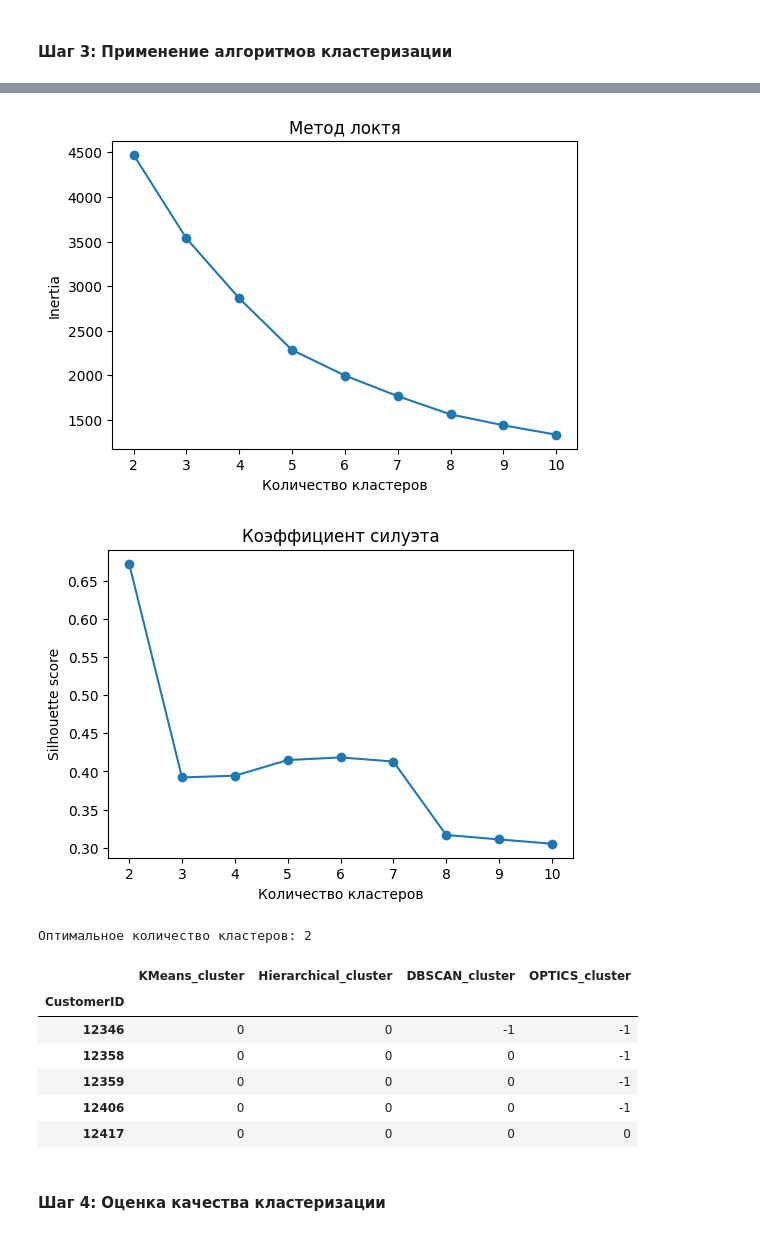
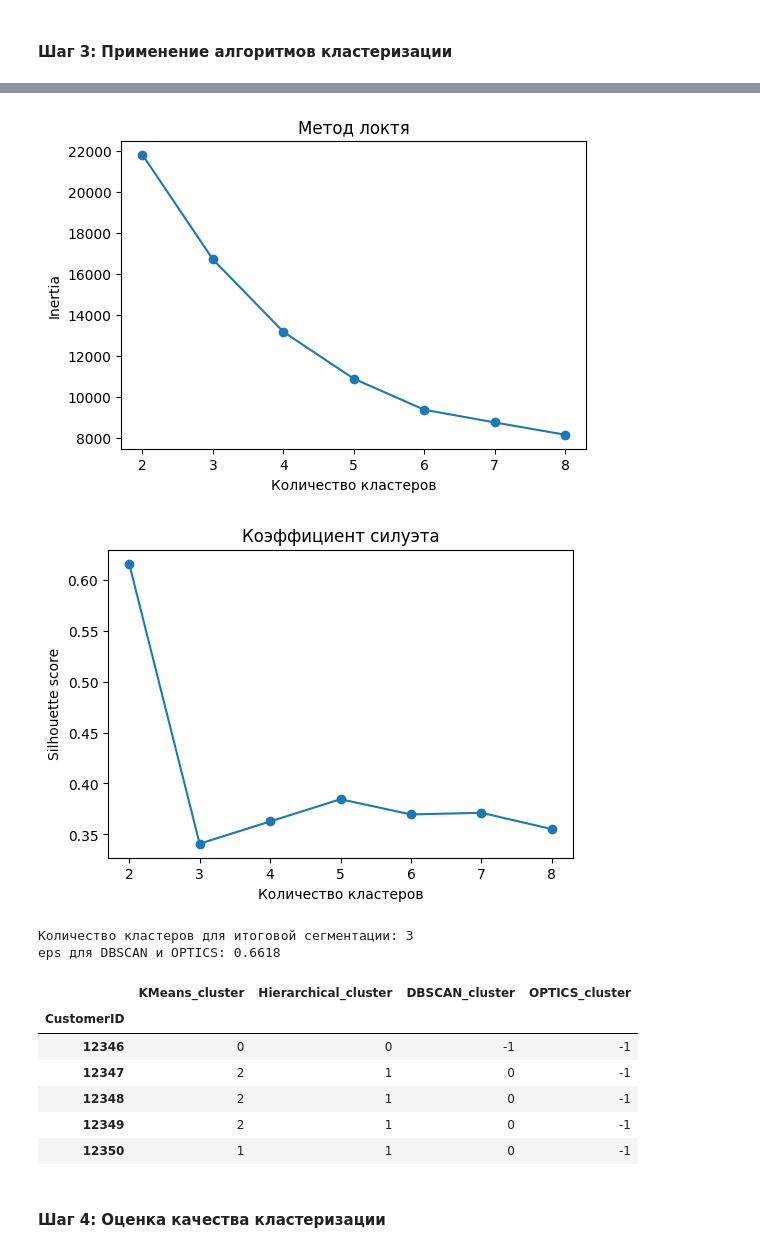
Before and after one commit to runessaa/-Streltsov-Projects, a Jupyter notebook: Практическая_работа_№11_Анализ_и_сегментация_клиентов_с_помощью_алгоритмов_кластеризации.ipynb, the cells around one changed output, grey strips where cells are left out. Drawn from its saved outputs; the diff is of its cells as text; code cells hidden in the pictures.

```diff
--- a/Практическая_работа_№11_Анализ_и_сегментация_клиентов_с_помощью_алгоритмов_кластеризации.ipynb
+++ b/Практическая_работа_№11_Анализ_и_сегментация_клиентов_с_помощью_алгоритмов_кластеризации.ipynb
@@ -44,6 +44,8 @@
 # %%
 import warnings
 warnings.filterwarnings('ignore')
+
+from pathlib import Path
 
 import numpy as np
 import pandas as pd
@@ -53,7 +55,9 @@ from IPython.display import display
 
 pd.set_option('display.max_columns', 30)
 
-df = pd.read_csv('online_retail_II.csv', encoding='ISO-8859-1')
+data_path = Path('online_retail_II.csv')
+
+df = pd.read_csv(data_path, encoding='ISO-8859-1')
 
 df.columns = df.columns.str.strip()
 df = df.rename(columns={
@@ -66,19 +70,17 @@ df['InvoiceDate'] = pd.to_datetime(df['InvoiceDate'], errors='coerce')
 df['Quantity'] = pd.to_numeric(df['Quantity'], errors='coerce')
 df['UnitPrice'] = pd.to_numeric(df['UnitPrice'], errors='coerce')
 df['CustomerID'] = pd.to_numeric(df['CustomerID'], errors='coerce')
+
 df['TotalPrice'] = df['Quantity'] * df['UnitPrice']
 
+print('Первые строки датасета:')
 display(df.head())
-
 print('Размер данных:', df.shape)
-
 print('\nТипы данных:')
 print(df.dtypes)
-
 print('\nПропущенные значения:')
 display(df.isna().sum().sort_values(ascending=False).to_frame('missing'))
-
-print('Общий объем продаж:', round(df['TotalPrice'].sum(), 2))
+print('Общий объем продаж до очистки, с учетом возвратов:', round(df['TotalPrice'].sum(), 2))
 print('Количество клиентов:', df['CustomerID'].nunique())
 print('Количество транзакций:', df['InvoiceNo'].nunique())
 
@@ -303,79 +357,81 @@ RFM-признаки:
 - Запустите каждый алгоритм на подготовленных данных.
 - Сохраняйте результаты кластеризации для последующего анализа.
 # %%
-from sklearn.preprocessing import StandardScaler
 from sklearn.cluster import KMeans, AgglomerativeClustering, DBSCAN, OPTICS
 from sklearn.metrics import silhouette_score
 from sklearn.neighbors import NearestNeighbors
 
 features = ['Recency', 'Frequency', 'Monetary', 'AvgCheck', 'Quantity', 'UniqueItems']
 
-scaler = StandardScaler()
-X_scaled = scaler.fit_transform(rfm[features])
+X_model = X_scaled.values
 
-ks = range(2, 11)
+ks = range(2, 9)
 
 inertia = []
 silhouette = []
 
 for k in ks:
     model = KMeans(n_clusters=k, random_state=42, n_init=10)
-    labels = model.fit_predict(X_scaled)
+    labels = model.fit_predict(X_model)
     inertia.append(model.inertia_)
-    silhouette.append(silhouette_score(X_scaled, labels))
+    silhouette.append(silhouette_score(X_model, labels))
 
 plt.figure(figsize=(6, 4))
-plt.plot(ks, inertia, marker='o')
+plt.plot(list(ks), inertia, marker='o')
 plt.xlabel('Количество кластеров')
 plt.ylabel('Inertia')
 plt.title('Метод локтя')
 plt.show()
 
 plt.figure(figsize=(6, 4))
-plt.plot(ks, silhouette, marker='o')
+plt.plot(list(ks), silhouette, marker='o')
 plt.xlabel('Количество кластеров')
 plt.ylabel('Silhouette score')
 plt.title('Коэффициент силуэта')
 plt.show()
 
-best_k = list(ks)[silhouette.index(max(silhouette))]
+best_k = 3
 
 rfm['KMeans_cluster'] = KMeans(
     n_clusters=best_k,
     random_state=42,
     n_init=10
-).fit_predict(X_scaled)
+).fit_predict(X_model)
 
 rfm['Hierarchical_cluster'] = AgglomerativeClustering(
     n_clusters=best_k
-).fit_predict(X_scaled)
+).fit_predict(X_model)
 
-distances, indices = NearestNeighbors(n_neighbors=5).fit(X_scaled).kneighbors(X_scaled)
+distances, indices = NearestNeighbors(n_neighbors=5, n_jobs=-1).fit(X_model).kneighbors(X_model)
 eps_value = np.percentile(np.sort(distances[:, 4]), 90)
 
 rfm['DBSCAN_cluster'] = DBSCAN(
     eps=eps_value,
-    min_samples=5
-).fit_predict(X_scaled)
+    min_samples=5,
+    n_jobs=-1
+).fit_predict(X_model)
 
 rfm['OPTICS_cluster'] = OPTICS(
-    min_samples=5
-).fit_predict(X_scaled)
+    min_samples=5,
+    max_eps=eps_value
+).fit_predict(X_model)
 
-print('Оптимальное количество кластеров:', best_k)
+print('Количество кластеров для итоговой сегментации:', best_k)
+print('eps для DBSCAN и OPTICS:', round(eps_value, 4))
 
-rfm[['KMeans_cluster', 'Hierarchical_cluster', 'DBSCAN_cluster', 'OPTICS_cluster']].head()
+display(rfm[['KMeans_cluster', 'Hierarchical_cluster', 'DBSCAN_cluster', 'OPTICS_cluster']].head())
 # %% [output]
-[figure, old version]
+[figure, new version]
-[figure, old version]
+[figure, new version]
-Оптимальное количество кластеров: 2
+Количество кластеров для итоговой сегментации: 3
+eps для DBSCAN и OPTICS: 0.6618
 |  | KMeans_cluster | Hierarchical_cluster | DBSCAN_cluster | OPTICS_cluster |
 | CustomerID |  |  |  |  |
 | 12346 | 0 | 0 | -1 | -1 |
-| 12358 | 0 | 0 | 0 | -1 |
-| 12359 | 0 | 0 | 0 | -1 |
-| 12406 | 0 | 0 | 0 | -1 |
-| 12417 | 0 | 0 | 0 | 0 |
+| 12347 | 2 | 1 | 0 | -1 |
+| 12348 | 2 | 1 | 0 | -1 |
+| 12349 | 2 | 1 | 0 | -1 |
+| 12350 | 1 | 1 | 0 | -1 |
 # %% [markdown]
 #### **Шаг 4: Оценка качества кластеризации**
 # %% [markdown]
```
Also changed, not shown: parts of 8 cells of this notebook.
